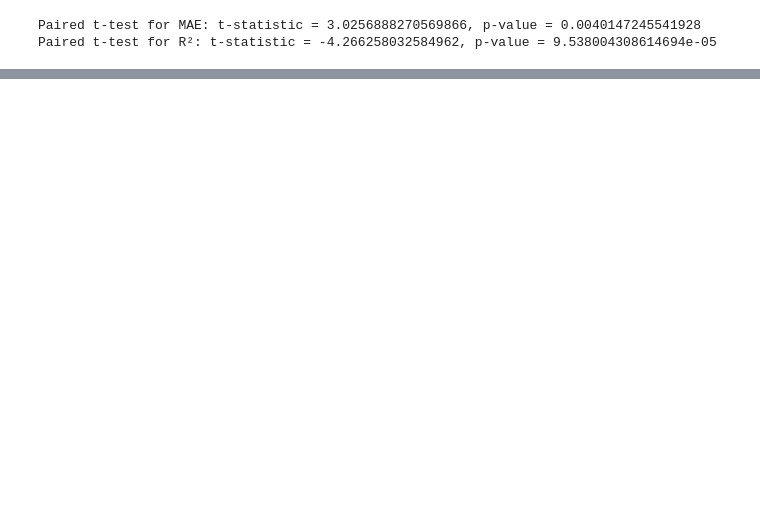
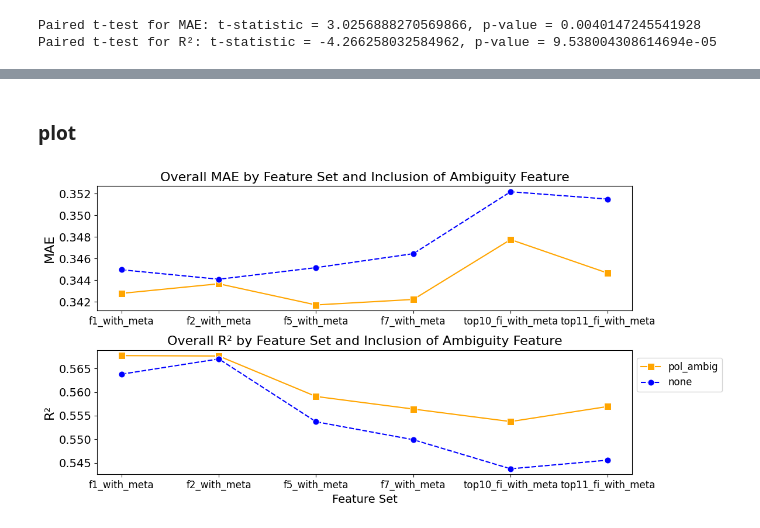
Before and after one commit to andreawickman/ic_research_project, a Jupyter notebook: 12_final_regression_comparison.ipynb, the cells around one changed output, grey strips where cells are left out. Saved outputs shown, nothing was run; the diff lists cells and outputs as text; code cells hidden in the pictures; blank space fills up the shorter version.

```diff
--- a/12_final_regression_comparison.ipynb
+++ b/12_final_regression_comparison.ipynb
@@ -862,0 +990,43 @@ Paired t-test for R² (Base vs 2 Ambiguity): t-statistic = -1.2815102930489264,
+# %%
+overall_ambig = all_results_ambig[all_results_ambig['Fold'] == 'Overall']
+# %% [markdown]
+### plot
+# %%
+plt.figure(figsize=(14, 6))
+
+markers = {'none': 'o', 'pol_ambig': 's'}
+
+# Plot MAE for 'Overall'
+plt.subplot(2, 1, 1)
+sns.lineplot(x='Feature_Set', y='MAE',
+             hue='Ambiguity_Features',
+             palette=['orange', 'blue'],
+             style='Ambiguity_Features',
+             markers=markers, markersize = 8,
+             data=overall_ambig)
+plt.title('Overall MAE by Feature Set and Inclusion of Ambiguity Feature', fontsize = 16)
+plt.xlabel('', size = 14)
+plt.yticks(size = 14)
+plt.xticks(size = 12)
+plt.ylabel('MAE', size = 16)
+plt.legend([],[], frameon=False)
+# Plot R² for 'Overall'
+plt.subplot(2, 1, 2)
+sns.lineplot(x='Feature_Set', y='R²',
+             hue='Ambiguity_Features',
+             palette=['orange', 'blue'],
+             style='Ambiguity_Features',
+             markers=markers,
+            dashes=True, data=overall_ambig, markersize =8)
+plt.title('Overall R² by Feature Set and Inclusion of Ambiguity Feature', fontsize = 16)
+plt.yticks(size = 14)
+plt.xlabel('Feature Set', size = 14)
+plt.xticks(size = 12)
+plt.ylabel('R²', size = 16)
+#move legend
+plt.legend(loc='center left', bbox_to_anchor=(1, 0.8), fontsize=12)
+plt.tight_layout(rect=[0, 0, 0.85, 1])
+plt.savefig('./outputs/performance_comparisons/pol_ambiguity_comparison.pdf', bbox_inches='tight')
+plt.show()
+# %% [output]
+[figure, added]
```
Also changed, not shown: parts of 38 cells of this notebook, 25 other files.
